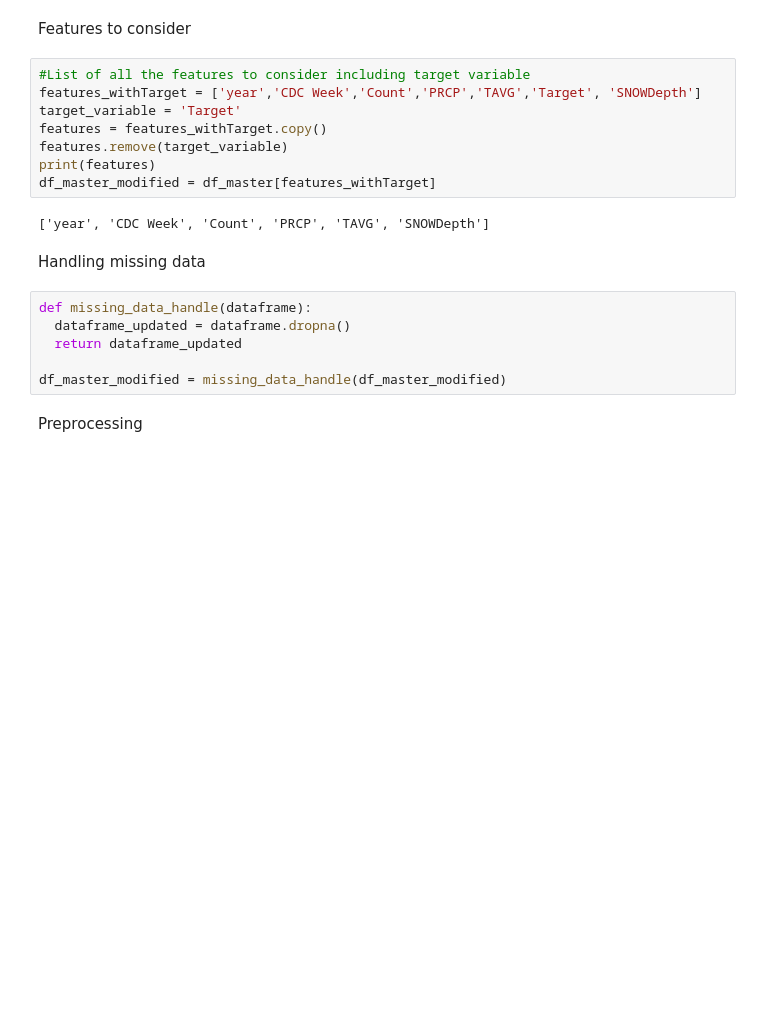
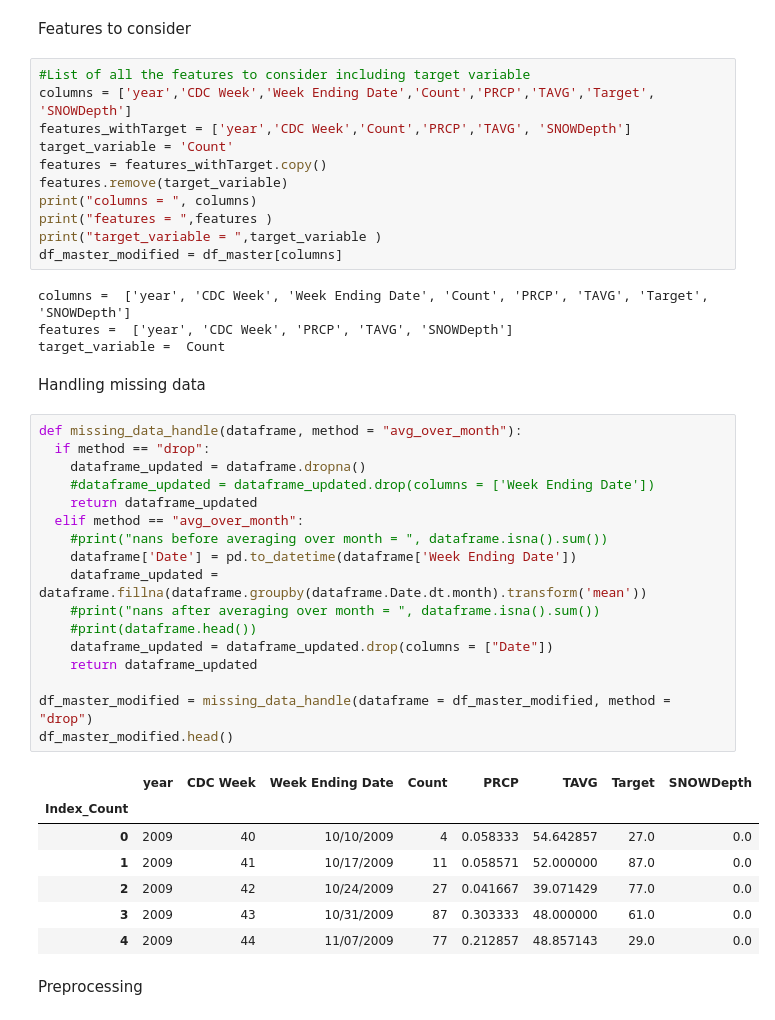
Before and after one commit to shivasanketh-rm/InfluenzaOutbreaks, a Jupyter notebook: IO_pred_model.ipynb, the cells around one changed output. Drawn from its saved outputs; the diff is of its cells as text; blank space fills up the shorter version.

```diff
--- a/IO_pred_model.ipynb
+++ b/IO_pred_model.ipynb
@@ -31,22 +32,46 @@ df_master.describe()
 Features to consider
 # %%
 #List of all the features to consider including target variable
-features_withTarget = ['year','CDC Week','Count','PRCP','TAVG','Target', 'SNOWDepth']
-target_variable = 'Target'
+columns = ['year','CDC Week','Week Ending Date','Count','PRCP','TAVG','Target', 'SNOWDepth']
+features_withTarget = ['year','CDC Week','Count','PRCP','TAVG', 'SNOWDepth']
+target_variable = 'Count'
 features = features_withTarget.copy()
 features.remove(target_variable)
-print(features)
-df_master_modified = df_master[features_withTarget]
+print("columns = ", columns)
+print("features = ",features )
+print("target_variable = ",target_variable )
+df_master_modified = df_master[columns]
 # %% [output]
-['year', 'CDC Week', 'Count', 'PRCP', 'TAVG', 'SNOWDepth']
+columns =  ['year', 'CDC Week', 'Week Ending Date', 'Count', 'PRCP', 'TAVG', 'Target', 'SNOWDepth']
+features =  ['year', 'CDC Week', 'PRCP', 'TAVG', 'SNOWDepth']
+target_variable =  Count
 # %% [markdown]
 Handling missing data
-# %%
-def missing_data_handle(dataframe):
-  dataframe_updated = dataframe.dropna()
-  return dataframe_updated
-
-df_master_modified = missing_data_handle(df_master_modified)
+# %%
+def missing_data_handle(dataframe, method = "avg_over_month"):
+  if method == "drop":
+    dataframe_updated = dataframe.dropna()
+    #dataframe_updated = dataframe_updated.drop(columns = ['Week Ending Date'])
+    return dataframe_updated
+  elif method == "avg_over_month":
+    #print("nans before averaging over month = ", dataframe.isna().sum())
+    dataframe['Date'] = pd.to_datetime(dataframe['Week Ending Date'])
+    dataframe_updated = dataframe.fillna(dataframe.groupby(dataframe.Date.dt.month).transform('mean'))
+    #print("nans after averaging over month = ", dataframe.isna().sum())
+    #print(dataframe.head())
+    dataframe_updated = dataframe_updated.drop(columns = ["Date"])
+    return dataframe_updated
+
+df_master_modified = missing_data_handle(dataframe = df_master_modified, method = "drop")
+df_master_modified.head()
+# %% [output]
+|  | year | CDC Week | Week Ending Date | Count | PRCP | TAVG | Target | SNOWDepth |
+| Index_Count |  |  |  |  |  |  |  |  |
+| 0 | 2009 | 40 | 10/10/2009 | 4 | 0.058333 | 54.642857 | 27.0 | 0.0 |
+| 1 | 2009 | 41 | 10/17/2009 | 11 | 0.058571 | 52.000000 | 87.0 | 0.0 |
+| 2 | 2009 | 42 | 10/24/2009 | 27 | 0.041667 | 39.071429 | 77.0 | 0.0 |
+| 3 | 2009 | 43 | 10/31/2009 | 87 | 0.303333 | 48.000000 | 61.0 | 0.0 |
+| 4 | 2009 | 44 | 11/07/2009 | 77 | 0.212857 | 48.857143 | 29.0 | 0.0 |
 # %% [markdown]
 Preprocessing
 # %%
```
Also changed, not shown: parts of 17 cells of this notebook.
